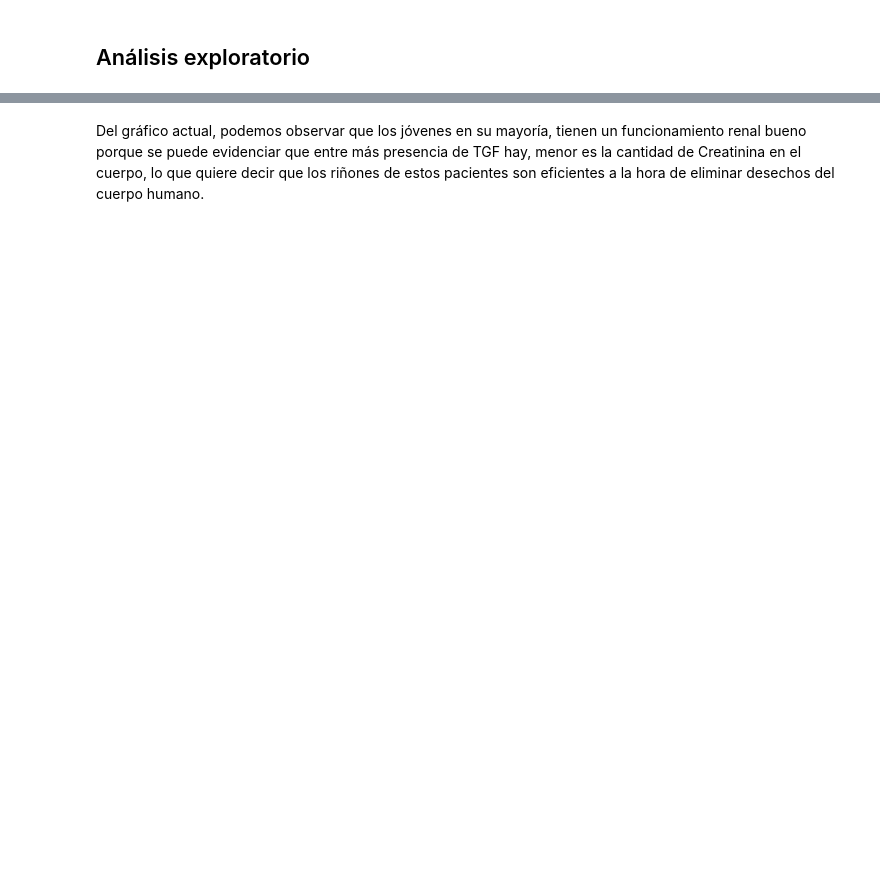
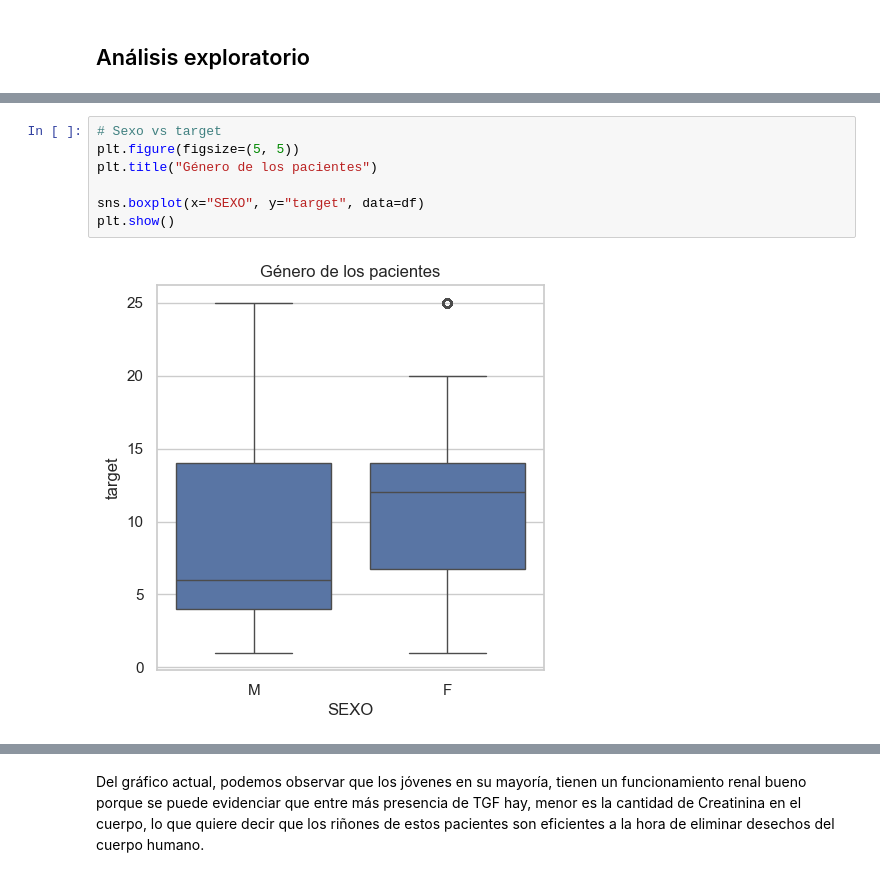
Before and after one commit to diegosaaval/hospital-stay, a Jupyter notebook: 1_data_cleaning.ipynb, the cells around one changed output, grey strips where cells are left out. Drawn from its saved outputs; the diff is of its cells as text; blank space fills up the shorter version.

```diff
--- a/1_data_cleaning.ipynb
+++ b/1_data_cleaning.ipynb
@@ -622,0 +531,9 @@ plt.legend()
+# %%
+# Sexo vs target
+plt.figure(figsize=(5, 5))
+plt.title("Género de los pacientes")
+
+sns.boxplot(x="SEXO", y="target", data=df)
+plt.show()
+# %% [output]
+[figure, added]
```
Also changed, not shown: parts of 38 cells of this notebook.
